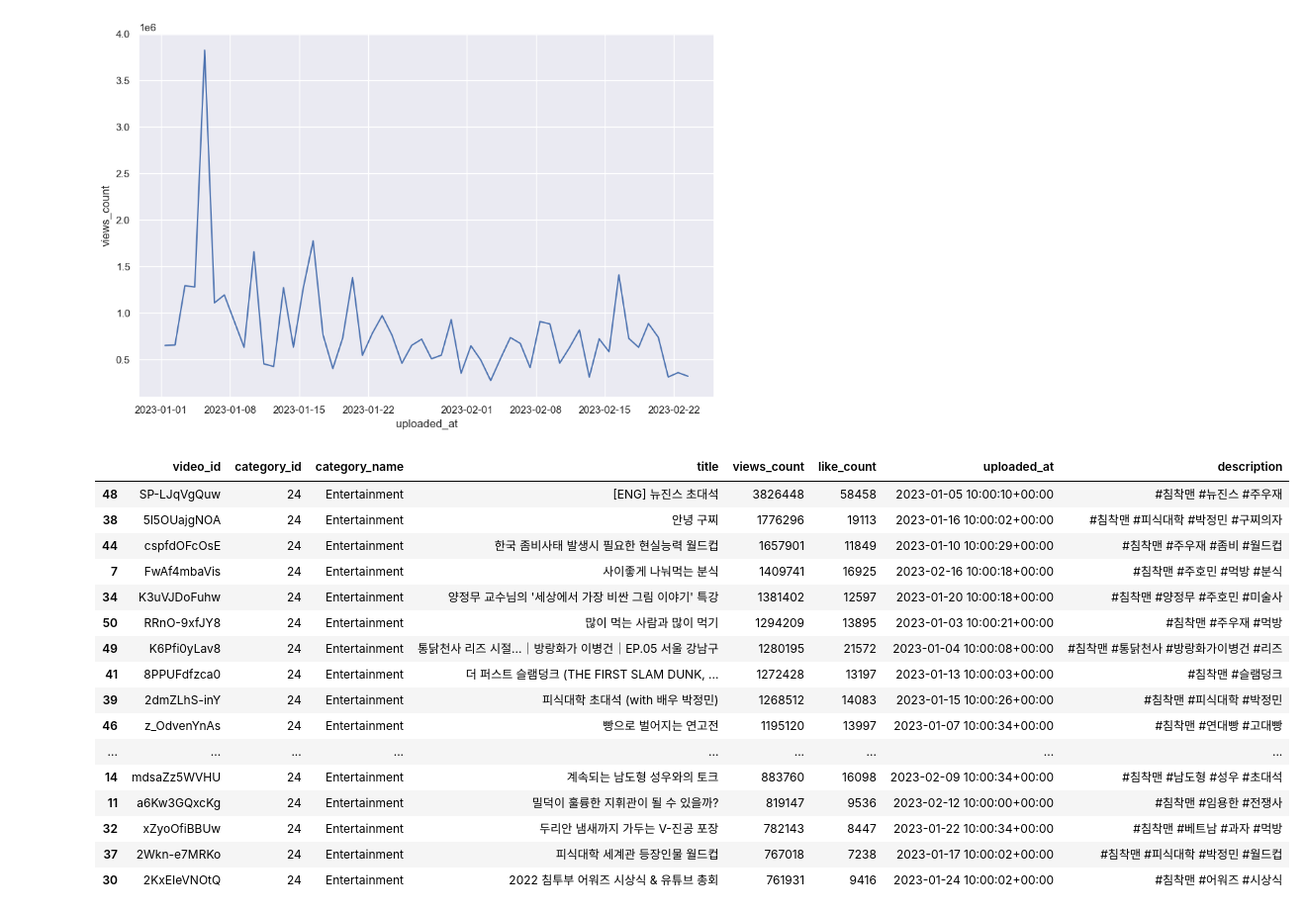
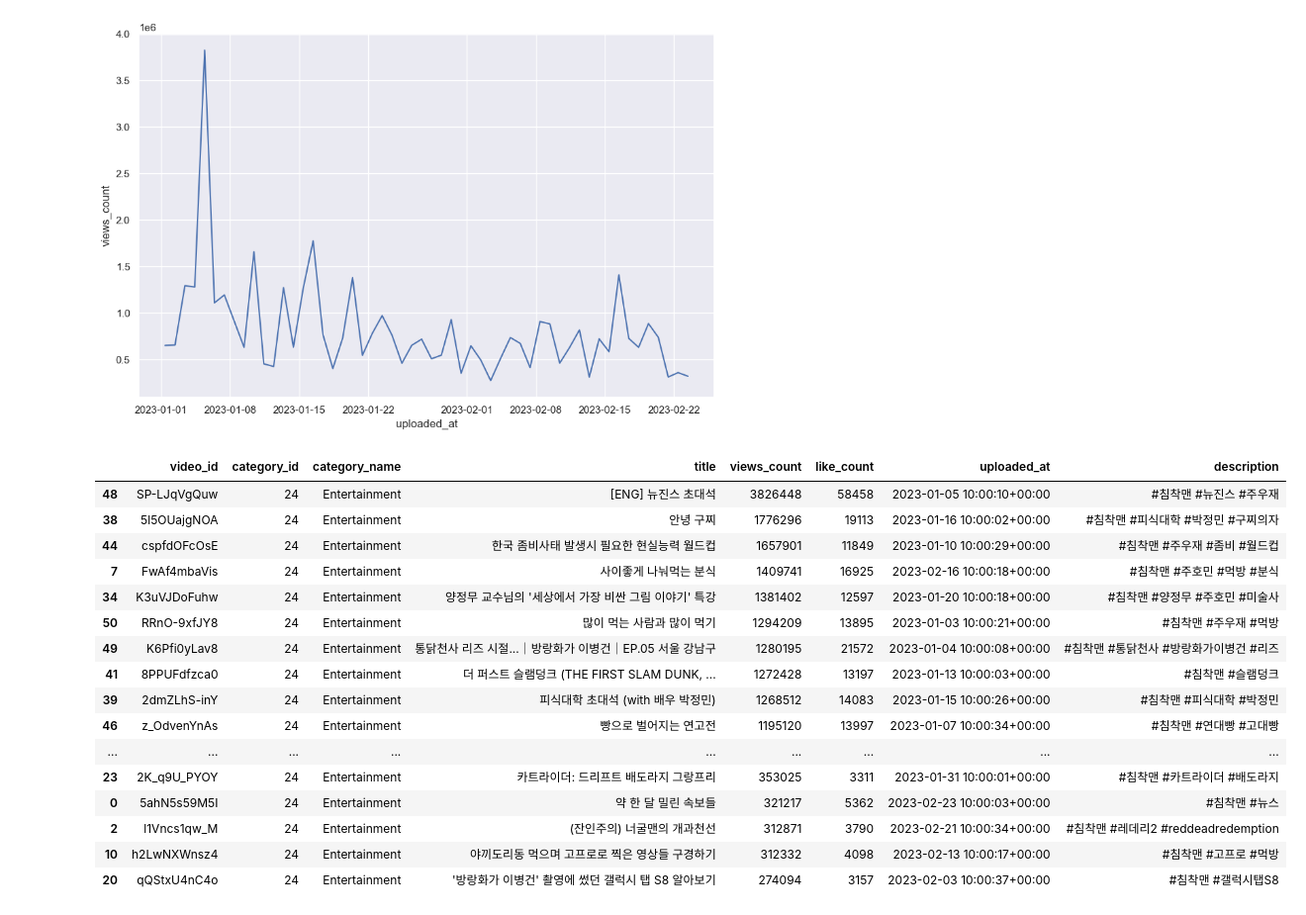
Before and after one commit to kimhyunso/coper-project, a Jupyter notebook: Main.ipynb, the cells around one changed output. Shown at 99% size. Saved outputs shown, nothing was run; the diff lists cells and outputs as text; code cells hidden in the pictures.

```diff
--- a/Main.ipynb
+++ b/Main.ipynb
@@ -110,22 +94,22 @@ plt.show()
 # %% [output]
 [figure]
 # %%
-chim_df.sort_values(by='views_count', ascending=False).loc[chim_df.uploaded_at.dt.year == 2023].head(20)
+chim_df.sort_values(by='views_count', ascending=False).loc[chim_df.uploaded_at.dt.year == 2023]
 # %% [output]
 |  | video_id | category_id | category_name | title | views_count | like_count | uploaded_at | description |
 | 48 | SP-LJqVgQuw | 24 | Entertainment | [ENG] 뉴진스 초대석 | 3826448 | 58458 | 2023-01-05 10:00:10+00:00 | #침착맨 #뉴진스 #주우재 |
 | 38 | 5l5OUajgNOA | 24 | Entertainment | 안녕 구찌 | 1776296 | 19113 | 2023-01-16 10:00:02+00:00 | #침착맨 #피식대학 #박정민 #구찌의자 |
 | 44 | cspfdOFcOsE | 24 | Entertainment | 한국 좀비사태 발생시 필요한 현실능력 월드컵 | 1657901 | 11849 | 2023-01-10 10:00:29+00:00 | #침착맨 #주우재 #좀비 #월드컵 |
 | 7 | FwAf4mbaVis | 24 | Entertainment | 사이좋게 나눠먹는 분식 | 1409741 | 16925 | 2023-02-16 10:00:18+00:00 | #침착맨 #주호민 #먹방 #분식 |
 | 34 | K3uVJDoFuhw | 24 | Entertainment | 양정무 교수님의 '세상에서 가장 비싼 그림 이야기' 특강 | 1381402 | 12597 | 2023-01-20 10:00:18+00:00 | #침착맨 #양정무 #주호민 #미술사 |
 | 50 | RRnO-9xfJY8 | 24 | Entertainment | 많이 먹는 사람과 많이 먹기 | 1294209 | 13895 | 2023-01-03 10:00:21+00:00 | #침착맨 #주우재 #먹방 |
 | 49 | K6Pfi0yLav8 | 24 | Entertainment | 통닭천사 리즈 시절...｜방랑화가 이병건｜EP.05 서울 강남구 | 1280195 | 21572 | 2023-01-04 10:00:08+00:00 | #침착맨 #통닭천사 #방랑화가이병건 #리즈 |
 | 41 | 8PPUFdfzca0 | 24 | Entertainment | 더 퍼스트 슬램덩크 (THE FIRST SLAM DUNK, ... | 1272428 | 13197 | 2023-01-13 10:00:03+00:00 | #침착맨 #슬램덩크 |
 | 39 | 2dmZLhS-inY | 24 | Entertainment | 피식대학 초대석 (with 배우 박정민) | 1268512 | 14083 | 2023-01-15 10:00:26+00:00 | #침착맨 #피식대학 #박정민 |
 | 46 | z_OdvenYnAs | 24 | Entertainment | 빵으로 벌어지는 연고전 | 1195120 | 13997 | 2023-01-07 10:00:34+00:00 | #침착맨 #연대빵 #고대빵 |
 | ... | ... | ... | ... | ... | ... | ... | ... | ... |
-| 14 | mdsaZz5WVHU | 24 | Entertainment | 계속되는 남도형 성우와의 토크 | 883760 | 16098 | 2023-02-09 10:00:34+00:00 | #침착맨 #남도형 #성우 #초대석 |
-| 11 | a6Kw3GQxcKg | 24 | Entertainment | 밀덕이 훌륭한 지휘관이 될 수 있을까? | 819147 | 9536 | 2023-02-12 10:00:00+00:00 | #침착맨 #임용한 #전쟁사 |
-| 32 | xZyoOfiBBUw | 24 | Entertainment | 두리안 냄새까지 가두는 V-진공 포장 | 782143 | 8447 | 2023-01-22 10:00:34+00:00 | #침착맨 #베트남 #과자 #먹방 |
-| 37 | 2Wkn-e7MRKo | 24 | Entertainment | 피식대학 세계관 등장인물 월드컵 | 767018 | 7238 | 2023-01-17 10:00:02+00:00 | #침착맨 #피식대학 #박정민 #월드컵 |
-| 30 | 2KxEIeVNOtQ | 24 | Entertainment | 2022 침투부 어워즈 시상식 & 유튜브 총회 | 761931 | 9416 | 2023-01-24 10:00:02+00:00 | #침착맨 #어워즈 #시상식 |
+| 23 | 2K_q9U_PYOY | 24 | Entertainment | 카트라이더: 드리프트 배도라지 그랑프리 | 353025 | 3311 | 2023-01-31 10:00:01+00:00 | #침착맨 #카트라이더 #배도라지 |
+| 0 | 5ahN5s59M5I | 24 | Entertainment | 약 한 달 밀린 속보들 | 321217 | 5362 | 2023-02-23 10:00:03+00:00 | #침착맨 #뉴스 |
+| 2 | l1Vncs1qw_M | 24 | Entertainment | (잔인주의) 너굴맨의 개과천선 | 312871 | 3790 | 2023-02-21 10:00:34+00:00 | #침착맨 #레데리2 #reddeadredemption |
+| 10 | h2LwNXWnsz4 | 24 | Entertainment | 야끼도리동 먹으며 고프로로 찍은 영상들 구경하기 | 312332 | 4098 | 2023-02-13 10:00:17+00:00 | #침착맨 #고프로 #먹방 |
+| 20 | qQStxU4nC4o | 24 | Entertainment | '방랑화가 이병건' 촬영에 썼던 갤럭시 탭 S8 알아보기 | 274094 | 3157 | 2023-02-03 10:00:37+00:00 | #침착맨 #갤럭시탭S8 |
```
Also changed, not shown: parts of 3 cells of this notebook.
